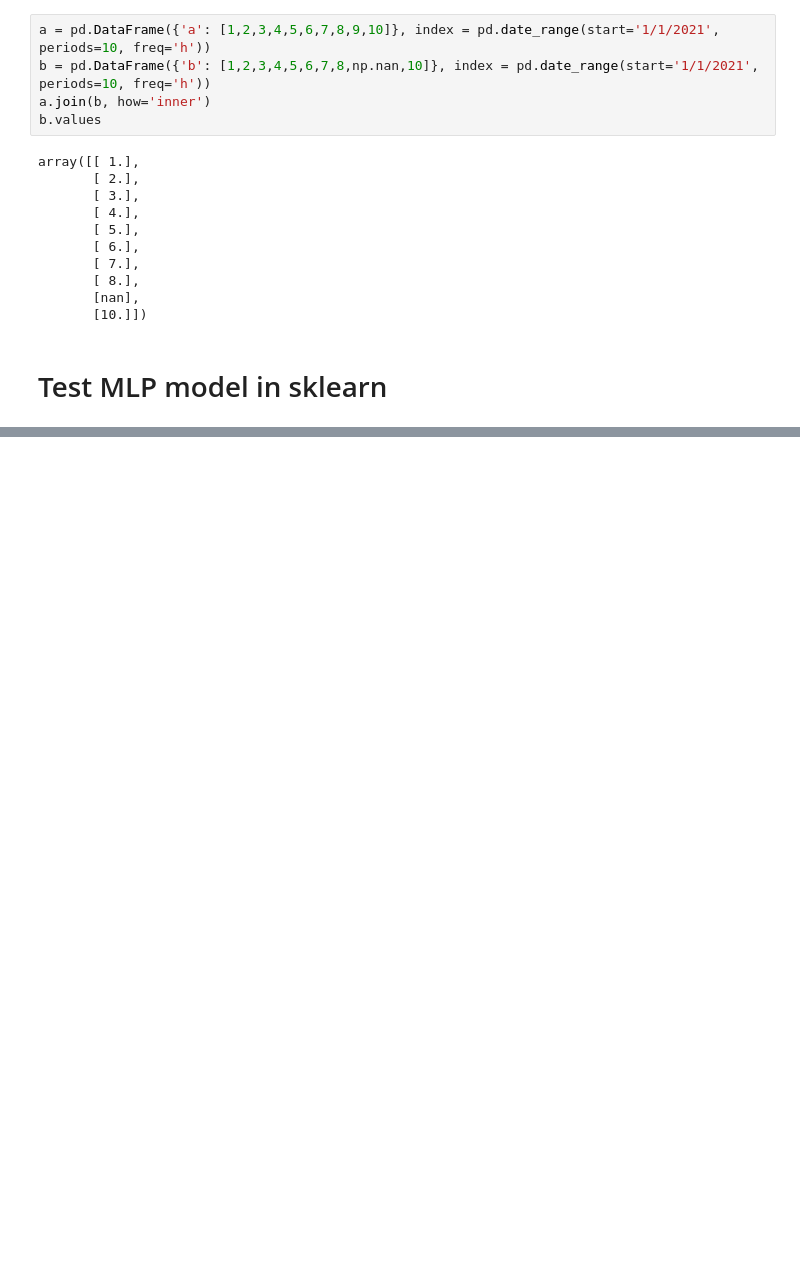
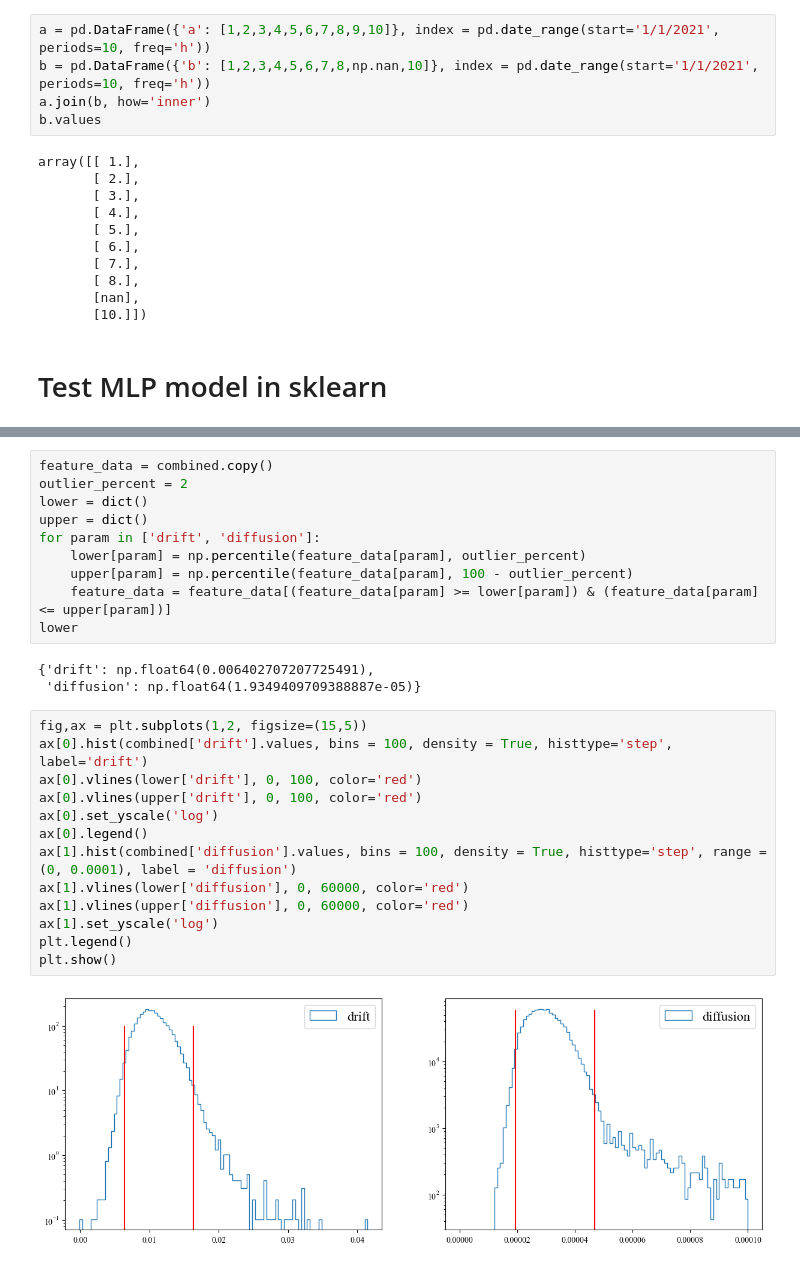
Before and after one commit to ulrich-oberhofer/Bachelor-s-Thesis, a Jupyter notebook: scripts/mlp_testing.ipynb, the cells around one changed output, grey strips where cells are left out. Saved outputs shown, nothing was run; the diff lists cells and outputs as text; blank space fills up the shorter version.

```diff
--- a/scripts/mlp_testing.ipynb
+++ b/scripts/mlp_testing.ipynb
@@ -1480,0 +1243,28 @@ CE: Detrended Drift (Linear Regression)_trainr2-Score:  0.3700320160046766
+# %%
+feature_data = combined.copy()
+outlier_percent = 2
+lower = dict()
+upper = dict()
+for param in ['drift', 'diffusion']:
+    lower[param] = np.percentile(feature_data[param], outlier_percent)
+    upper[param] = np.percentile(feature_data[param], 100 - outlier_percent)
+    feature_data = feature_data[(feature_data[param] >= lower[param]) & (feature_data[param] <= upper[param])]
+lower
+# %% [output]
+{'drift': np.float64(0.006402707207725491),
+ 'diffusion': np.float64(1.9349409709388887e-05)}
+# %%
+fig,ax = plt.subplots(1,2, figsize=(15,5))
+ax[0].hist(combined['drift'].values, bins = 100, density = True, histtype='step', label='drift')
+ax[0].vlines(lower['drift'], 0, 100, color='red')
+ax[0].vlines(upper['drift'], 0, 100, color='red')
+ax[0].set_yscale('log')
+ax[0].legend()
+ax[1].hist(combined['diffusion'].values, bins = 100, density = True, histtype='step', range = (0, 0.0001), label = 'diffusion')
+ax[1].vlines(lower['diffusion'], 0, 60000, color='red')
+ax[1].vlines(upper['diffusion'], 0, 60000, color='red')
+ax[1].set_yscale('log')
+plt.legend()
+plt.show()
+# %% [output]
+[figure, added]
```
Also changed, not shown: parts of 2 cells of this notebook.
